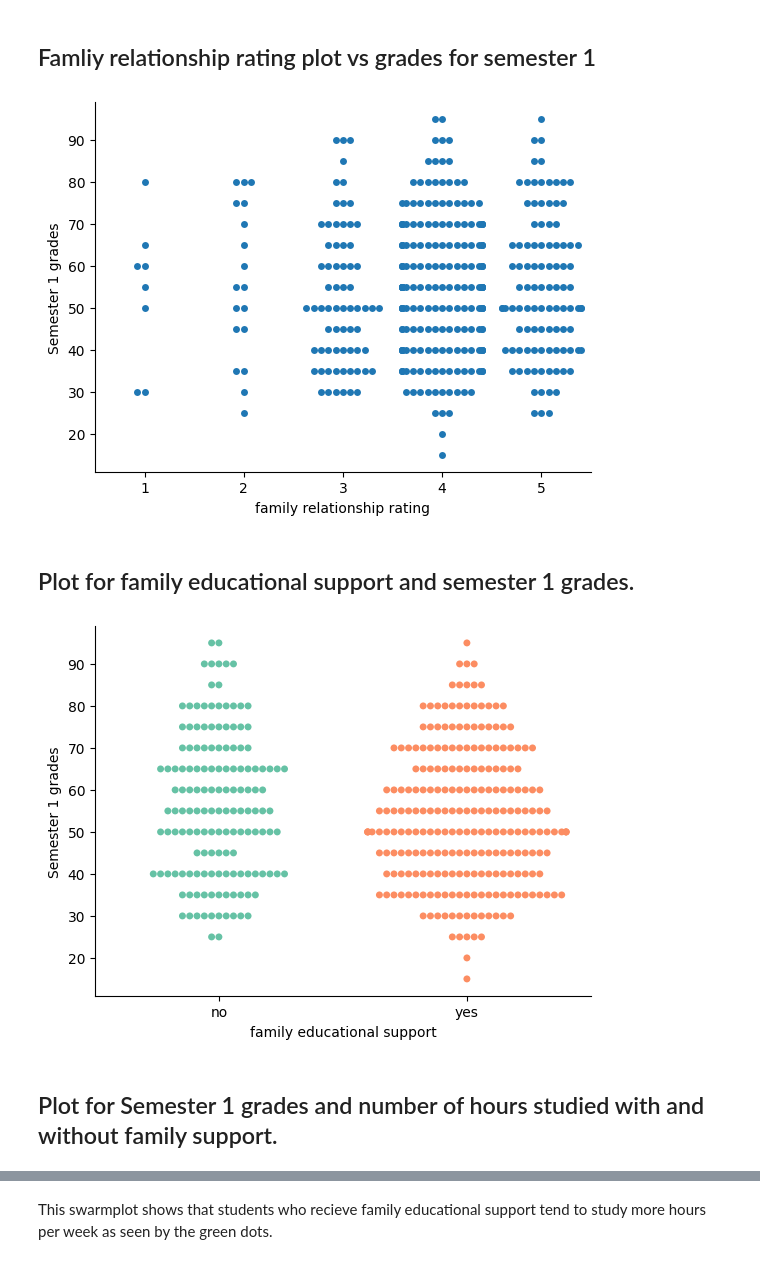
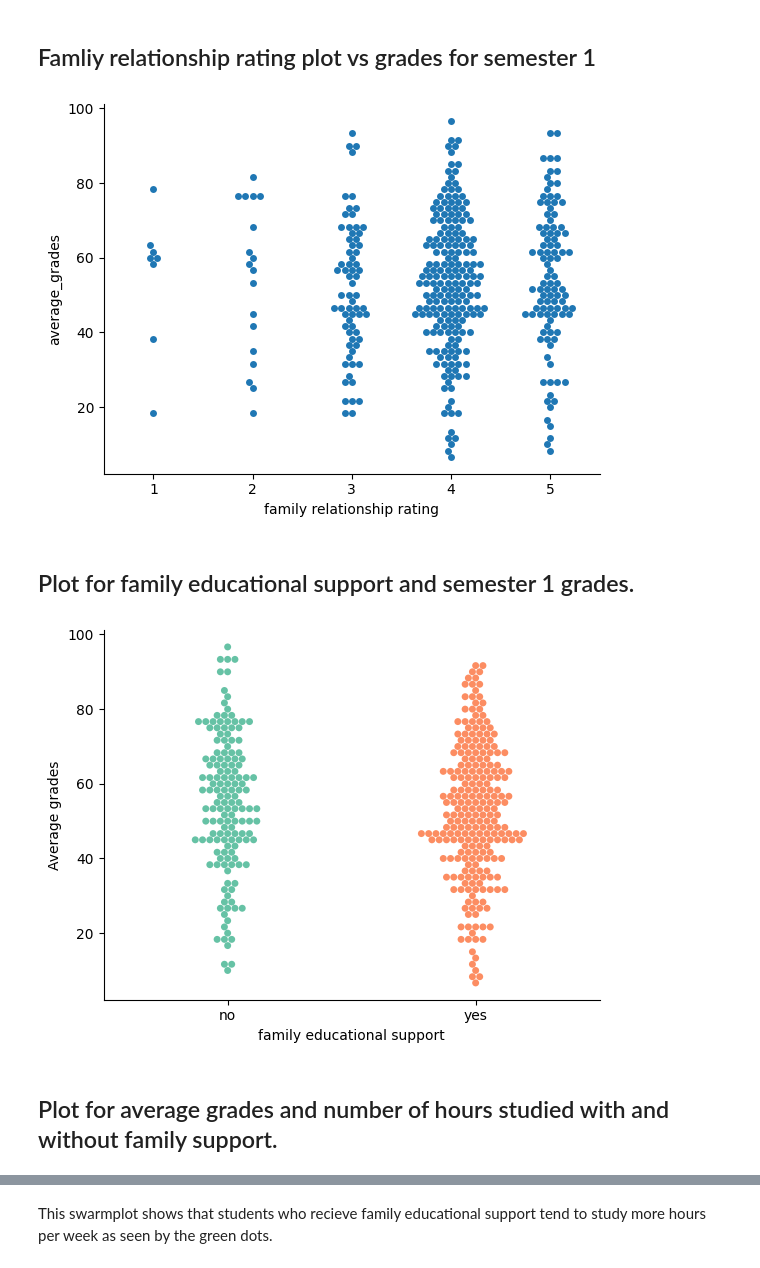
Before and after one commit to Xninety-nine/Springboard, a Jupyter notebook: Captstone 2_Modeling.ipynb, the cells around one changed output, grey strips where cells are left out. Cells and saved outputs as stored; diff of their text form; code cells hidden in the pictures.

```diff
--- a/Captstone 2_EDA&Preprocessing.ipynb
+++ b/Captstone 2_Modeling.ipynb
@@ -488,0 +510,2 @@ Text(0.5, 0, 'semester 1 grades')
+# %%
+student_df['average_grade'] = student_df[['G1','G2','G3']].mean(axis=1) #axis=1 ensurse that the mean is drawn from each individual row (i.e. each student)
@@ -502,0 +671,10 @@ plt.show()
+# %%
+#using pandas.qcut to assign categories
+
+labels = ['very low', 'low', 'average', 'high', 'very high']
+student_df['grade_category'] = pd.qcut(student_df['average_grade'],
+                                       q=[0, 0.2, 0.4, 0.6, 0.8, 1],
+                                       labels=labels)
+
+# View the data
+print(student_df[['average_grade', 'grade_category']].head())
@@ -505,29 +706,29 @@ plt.show()
 # %%
 sns.swarmplot(data=student_df,
             x='famrel',
-            y='G1')
+            y='average_grade')
 plt.xlabel('family relationship rating')
-plt.ylabel('Semester 1 grades')
+plt.ylabel('average_grades')
 sns.despine()
 
 plt.show()
 # %% [output]
-[figure, old version]
+[figure, new version]
 # %% [markdown]
 ## Plot for family educational support and semester 1 grades.
 # %%
 sns.swarmplot(data=student_df,
             x='famsup',
-            y='G1',hue='famsup', palette='Set2')
+            y='average_grade',hue='famsup', palette='Set2')
 plt.xlabel('family educational support')
-plt.ylabel('Semester 1 grades')
+plt.ylabel('Average grades')
 sns.despine()
 
 plt.show()
 # %% [output]
-[figure, old version]
+[figure, new version]
 # %% [markdown]
-## Plot for Semester 1 grades and number of hours studied with and without family support.
+## Plot for average grades and number of hours studied with and without family support.
 # %%
 
 plt.figure(figsize=(10,8))
```
Also changed, not shown: parts of 120 cells of this notebook.
